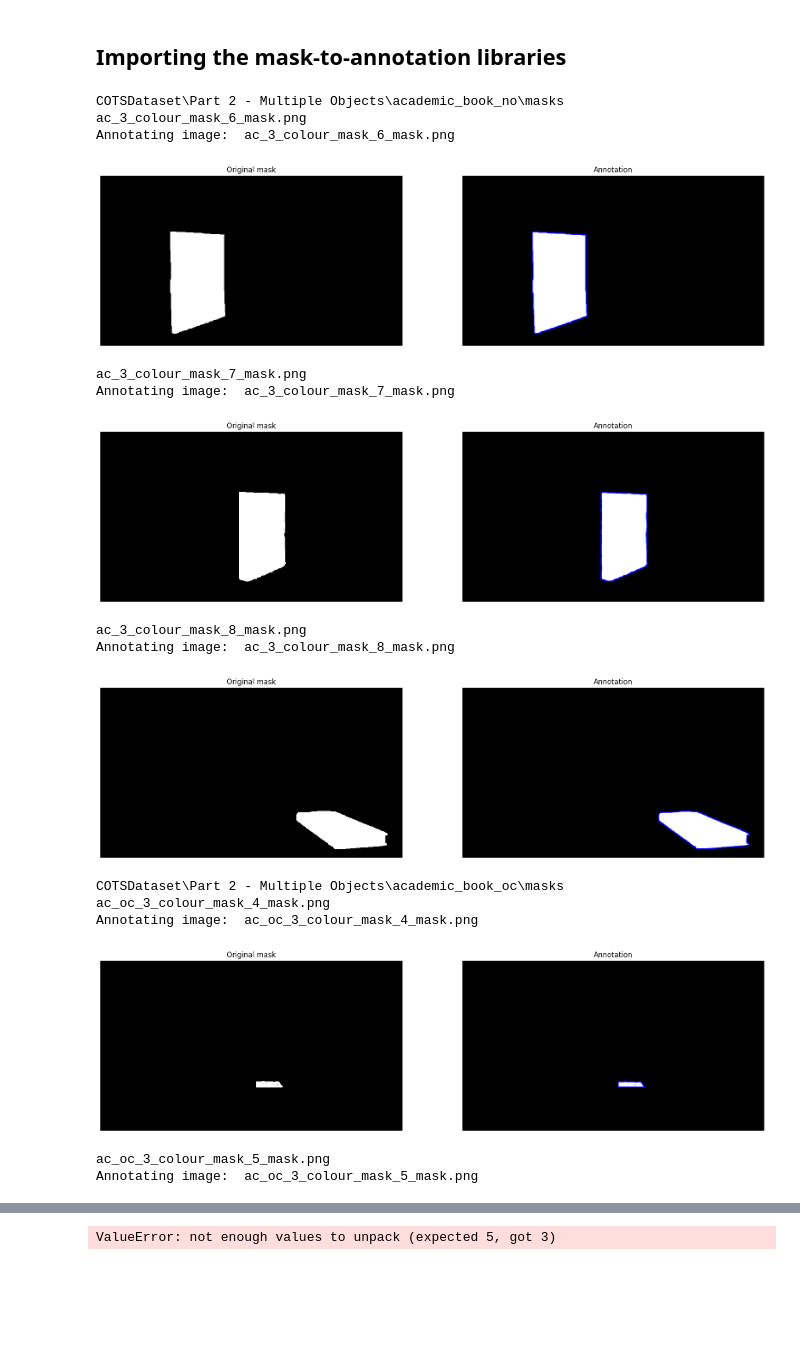
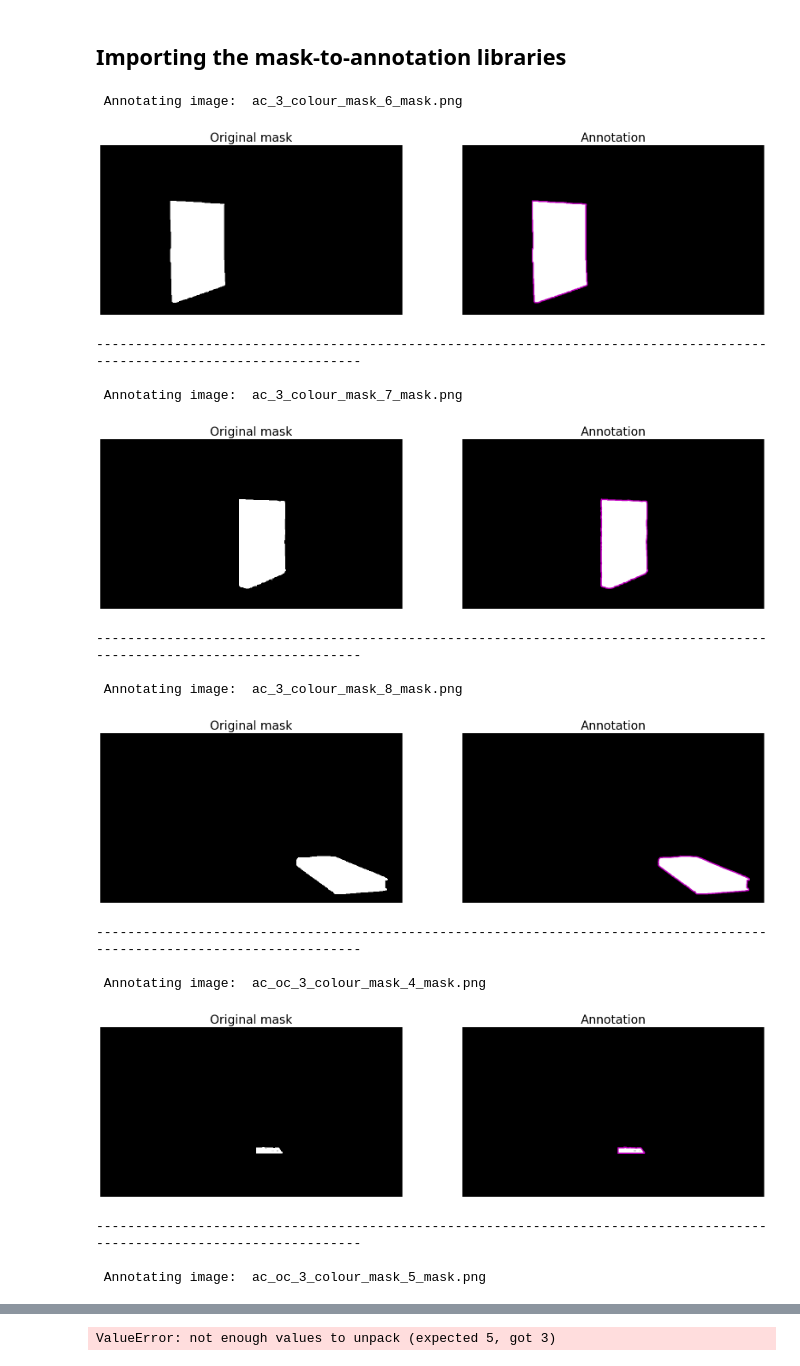
Before and after one commit to matthewkenely/mask-to-annotation, a Jupyter notebook: Demo - COTS Dataset.ipynb, the cells around one changed output, grey strips where cells are left out. Saved outputs shown, nothing was run; the diff lists cells and outputs as text; code cells hidden in the pictures; blank space fills up the shorter version.

Commit message:
Updated coco.py

```diff
--- a/Demo - COTS Dataset.ipynb
+++ b/Demo - COTS Dataset.ipynb
@@ -20,35 +20,34 @@ import coco
 # %%
 # Defining paths
 repo_dir = project_name = 'COTSDataset'
 part1_single_objects = os.path.join(repo_dir, "Part 1 - Single Objects")
 part2_multiple_objects = os.path.join(repo_dir, "Part 2 - Multiple Objects")
 part3_complex_background = os.path.join(repo_dir, "Part 3 - Complex Background")
 
-coco_output_dir=os.path.join(repo_dir, "coco-annotations")
-coco_color='b'
+coco_output_dir="coco-annotations"
+coco_color='m'
 
 for image_paths in os.listdir(part2_multiple_objects):
     mask_paths = os.path.join(part2_multiple_objects,image_paths, "masks")
-    print(mask_paths)
     for mask in os.listdir(mask_paths):
-        print(mask)
         image = cv2.imread(os.path.join(mask_paths,mask))
         coco.annotate((1,mask,image,project_name,mask,coco_output_dir), do_save=False, annotation_color=coco_color)
         plt.show()
 # %% [output]
-COTSDataset\Part 2 - Multiple Objects\academic_book_no\masks
-ac_3_colour_mask_6_mask.png
-Annotating image:  ac_3_colour_mask_6_mask.png
+ Annotating image:  ac_3_colour_mask_6_mask.png
-[figure, old version]
+[figure, new version]
-ac_3_colour_mask_7_mask.png
-Annotating image:  ac_3_colour_mask_7_mask.png
+------------------------------------------------------------------------------------------------------------------------
+
+ Annotating image:  ac_3_colour_mask_7_mask.png
-[figure, old version]
+[figure, new version]
-ac_3_colour_mask_8_mask.png
-Annotating image:  ac_3_colour_mask_8_mask.png
+------------------------------------------------------------------------------------------------------------------------
+
+ Annotating image:  ac_3_colour_mask_8_mask.png
-[figure, old version]
+[figure, new version]
-COTSDataset\Part 2 - Multiple Objects\academic_book_oc\masks
-ac_oc_3_colour_mask_4_mask.png
-Annotating image:  ac_oc_3_colour_mask_4_mask.png
+------------------------------------------------------------------------------------------------------------------------
+
+ Annotating image:  ac_oc_3_colour_mask_4_mask.png
-[figure, old version]
+[figure, new version]
-ac_oc_3_colour_mask_5_mask.png
-Annotating image:  ac_oc_3_colour_mask_5_mask.png
+------------------------------------------------------------------------------------------------------------------------
+
+ Annotating image:  ac_oc_3_colour_mask_5_mask.png
```
Also changed, not shown: parts of 1 cell of this notebook, 1 other file.
